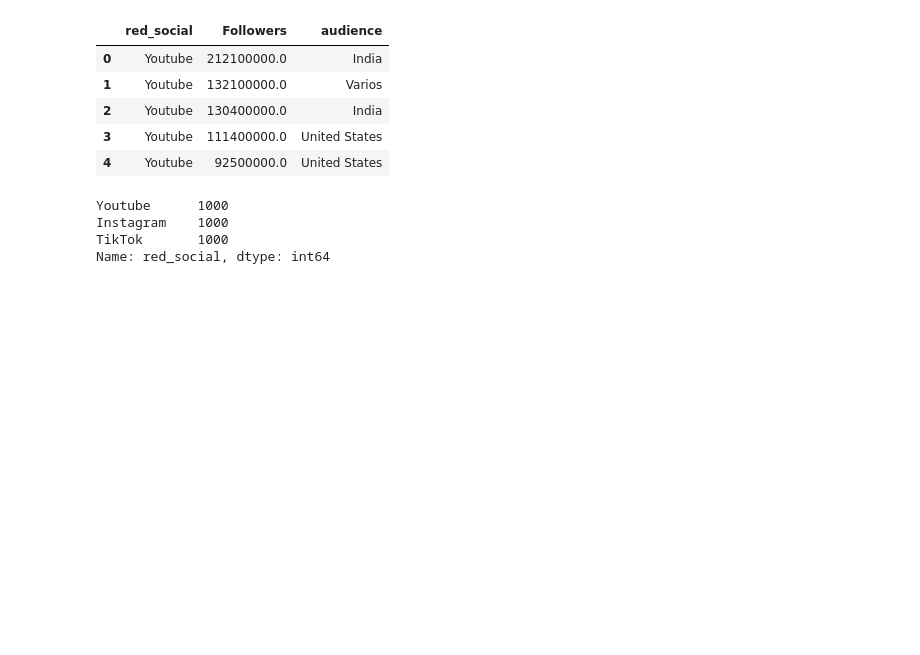
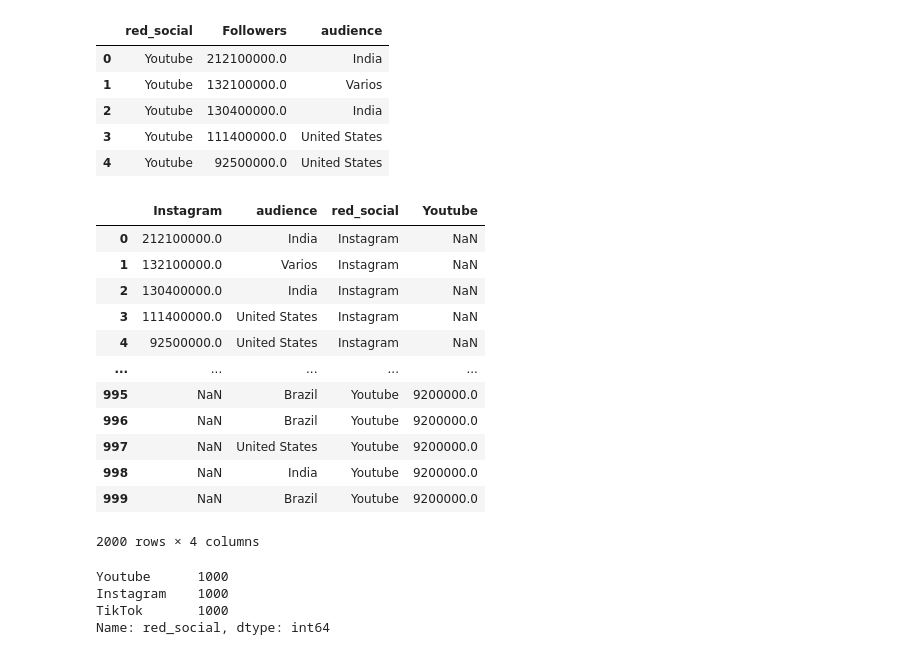
Before and after one commit to DLRomero/influencers, a Jupyter notebook: uniones.ipynb, the cells around one changed output. Cells and saved outputs as stored; diff of their text form; code cells hidden in the pictures; blank space fills up the shorter version.

```diff
--- a/uniones.ipynb
+++ b/uniones.ipynb
@@ -52,0 +79,2 @@ yt.rename(columns={'Audience Country': 'audience'}, inplace=True)
+# %%
+yt_nuevo['red_social']= 'Youtube'
@@ -59,3 +102,6 @@ ig.head()
 | 2 | _agentgirl_ | НАСТЯ ИВЛЕЕВА | Shows | 18800000.0 | Russia | 310800.0 | ... |
 | 3 | _imyour_joy | Joy | Lifestyle | 13500000.0 | Indonesia | 1100000.0 | ... |
 | 4 | _jeongjaehyun | Jaehyun | Art/Artists | 11100000.0 | Indonesia | 2500000.0 | ... |
+# %%
+ig_nuevo= yt[['Followers', 'audience']]
+ig_nuevo.head()
@@ -61,0 +115,2 @@ ig.head()
+# %%
+ig_nuevo.rename(columns={'Followers': 'Instagram'}, inplace=True)
@@ -61,0 +122,2 @@ ig.head()
+# %%
+ig_nuevo['red_social']= 'Instagram'
@@ -117,3 +194,20 @@ followers.head()
 | 2 | Youtube | 130400000.0 | India |
 | 3 | Youtube | 111400000.0 | United States |
 | 4 | Youtube | 92500000.0 | United States |
+# %%
+instagram_youtube= pd.concat([ig_nuevo, yt_nuevo])
+instagram_youtube
+# %% [output]
+|  | Instagram | audience | red_social | Youtube |
+| 0 | 212100000.0 | India | Instagram | NaN |
+| 1 | 132100000.0 | Varios | Instagram | NaN |
+| 2 | 130400000.0 | India | Instagram | NaN |
+| 3 | 111400000.0 | United States | Instagram | NaN |
+| 4 | 92500000.0 | United States | Instagram | NaN |
+| ... | ... | ... | ... | ... |
+| 995 | NaN | Brazil | Youtube | 9200000.0 |
+| 996 | NaN | Brazil | Youtube | 9200000.0 |
+| 997 | NaN | United States | Youtube | 9200000.0 |
+| 998 | NaN | India | Youtube | 9200000.0 |
+| 999 | NaN | Brazil | Youtube | 9200000.0 |
+2000 rows × 4 columns
```
Also changed, not shown: parts of 10 cells of this notebook, 1 other file.
